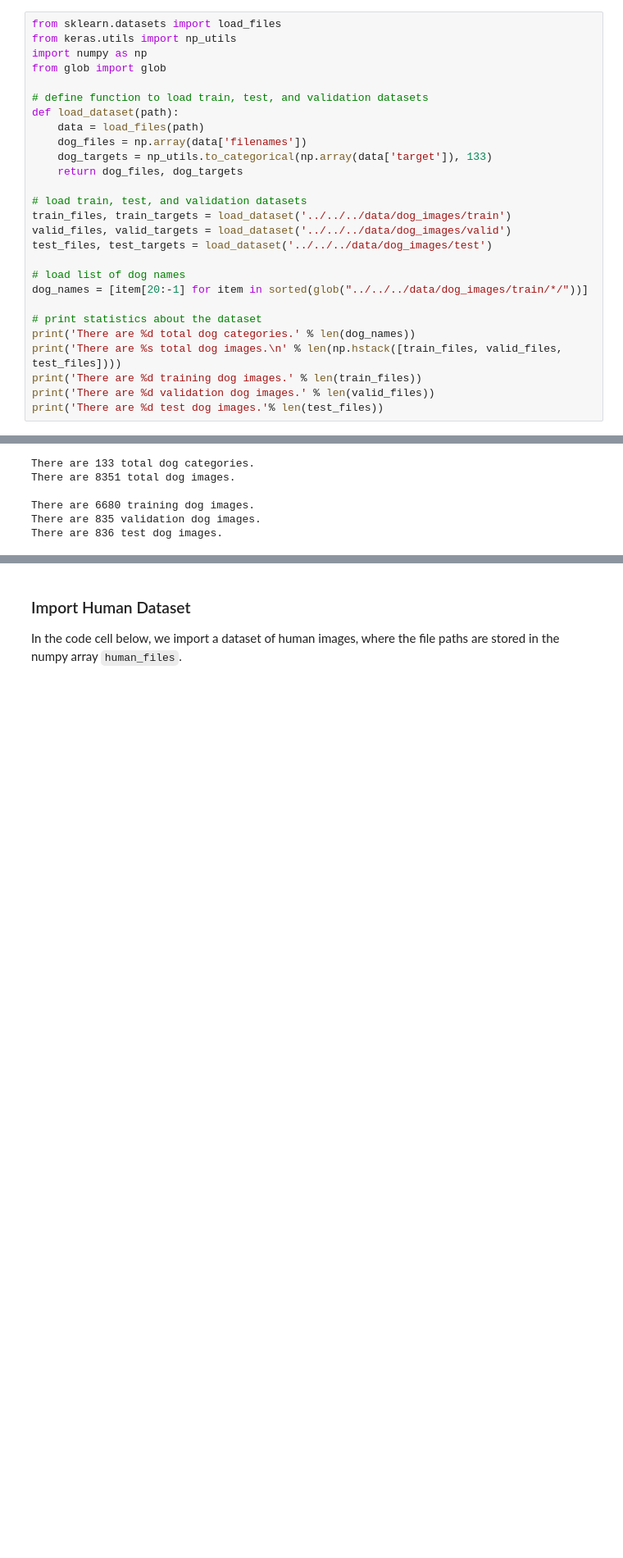
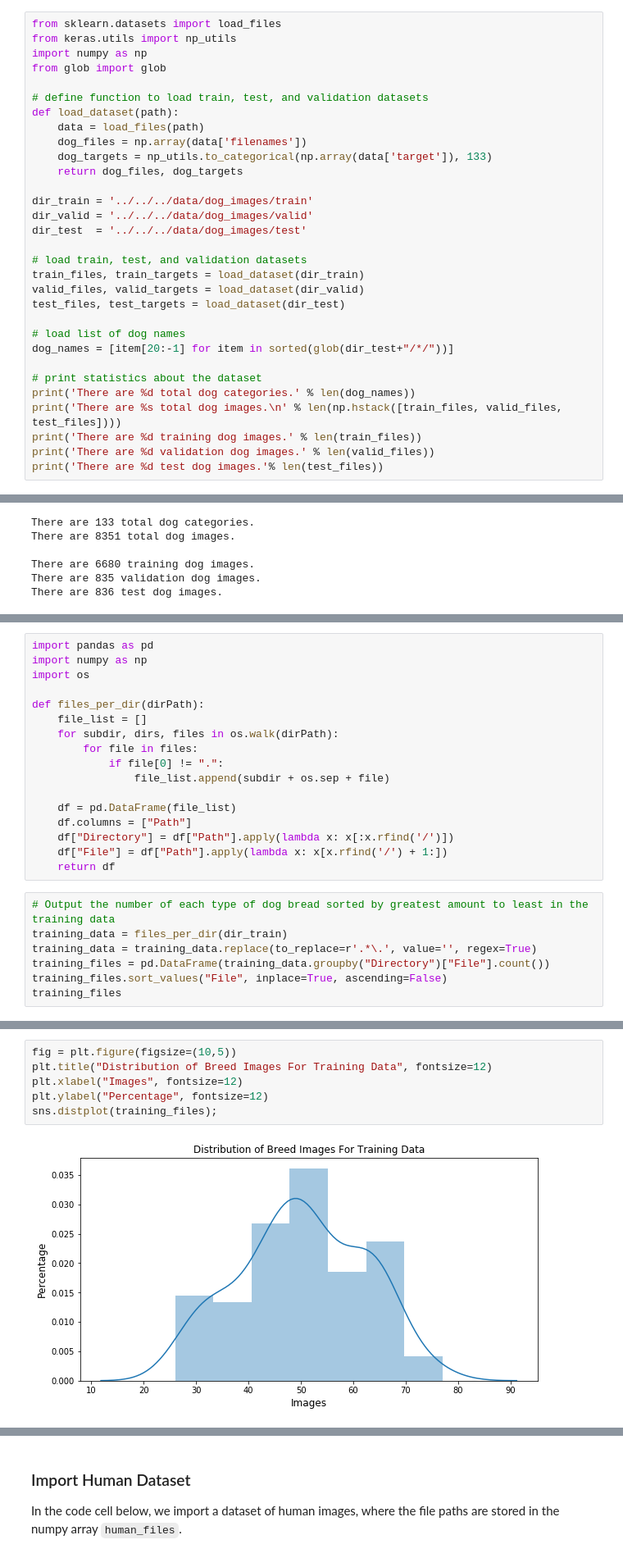
Before and after one commit to lilleboe/Dog_Classifier, a Jupyter notebook: dog_app.ipynb, the cells around one changed output, grey strips where cells are left out. Shown at 82% size. Saved outputs shown, nothing was run; the diff lists cells and outputs as text; blank space fills up the shorter version.

Commit message:
data explore changes and more images

```diff
--- a/dog_app.ipynb
+++ b/dog_app.ipynb
@@ -69,13 +69,17 @@ def load_dataset(path):
     dog_targets = np_utils.to_categorical(np.array(data['target']), 133)
     return dog_files, dog_targets
 
+dir_train = '../../../data/dog_images/train'
+dir_valid = '../../../data/dog_images/valid'
+dir_test  = '../../../data/dog_images/test'
+
 # load train, test, and validation datasets
-train_files, train_targets = load_dataset('../../../data/dog_images/train')
-valid_files, valid_targets = load_dataset('../../../data/dog_images/valid')
-test_files, test_targets = load_dataset('../../../data/dog_images/test')
+train_files, train_targets = load_dataset(dir_train)
+valid_files, valid_targets = load_dataset(dir_valid)
+test_files, test_targets = load_dataset(dir_test)
 
 # load list of dog names
-dog_names = [item[20:-1] for item in sorted(glob("../../../data/dog_images/train/*/"))]
+dog_names = [item[20:-1] for item in sorted(glob(dir_test+"/*/"))]
 
 # print statistics about the dataset
 print('There are %d total dog categories.' % len(dog_names))
@@ -93,0 +100,24 @@ There are 836 test dog images.
+# %%
+import pandas as pd
+import numpy as np
+import os
+
+def files_per_dir(dirPath):
+    file_list = []
+    for subdir, dirs, files in os.walk(dirPath):
+        for file in files:
+            if file[0] != ".":
+                file_list.append(subdir + os.sep + file)
+
+    df = pd.DataFrame(file_list)
+    df.columns = ["Path"]
+    df["Directory"] = df["Path"].apply(lambda x: x[:x.rfind('/')])
+    df["File"] = df["Path"].apply(lambda x: x[x.rfind('/') + 1:])
+    return df
+# %%
+# Output the number of each type of dog bread sorted by greatest amount to least in the training data
+training_data = files_per_dir(dir_train)
+training_data = training_data.replace(to_replace=r'.*\.', value='', regex=True)
+training_files = pd.DataFrame(training_data.groupby("Directory")["File"].count())
+training_files.sort_values("File", inplace=True, ascending=False)
+training_files
@@ -93,0 +201,8 @@ There are 836 test dog images.
+# %%
+fig = plt.figure(figsize=(10,5))
+plt.title("Distribution of Breed Images For Training Data", fontsize=12)
+plt.xlabel("Images", fontsize=12)
+plt.ylabel("Percentage", fontsize=12)
+sns.distplot(training_files);
+# %% [output]
+[figure, added]
```
Also changed, not shown: parts of 20 cells of this notebook, 2 other files.
